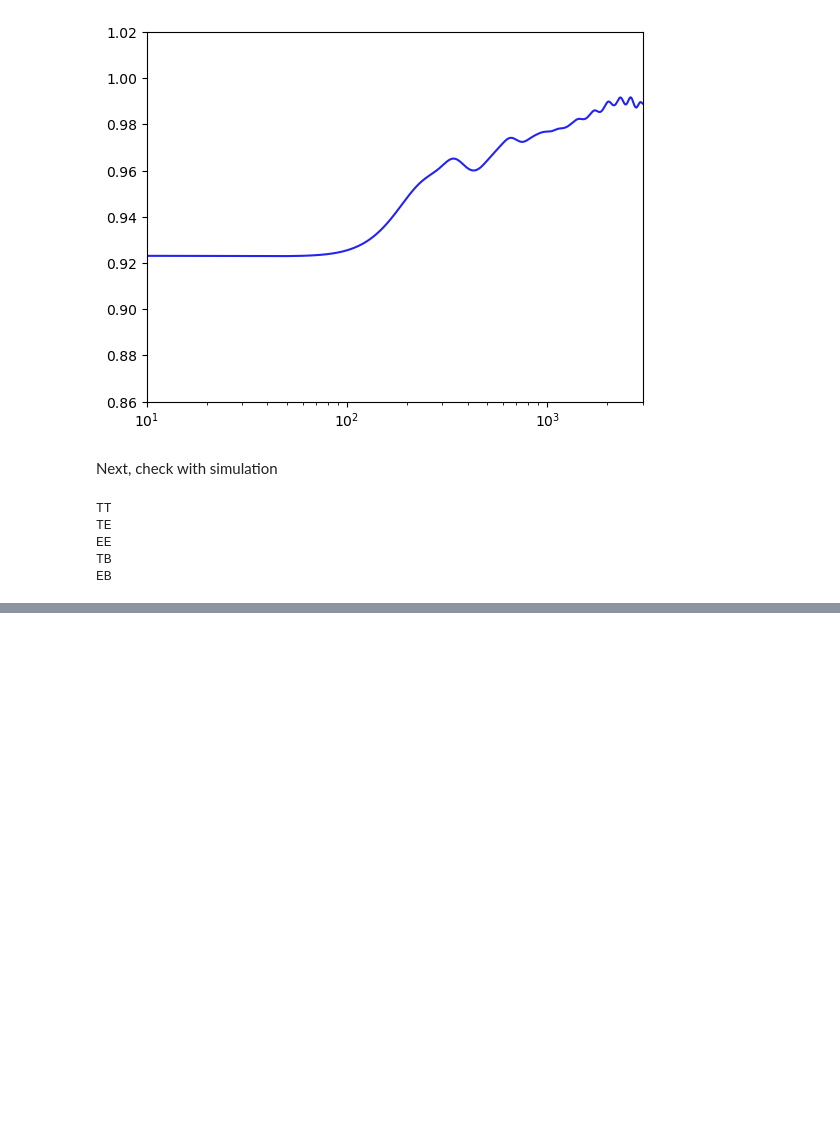
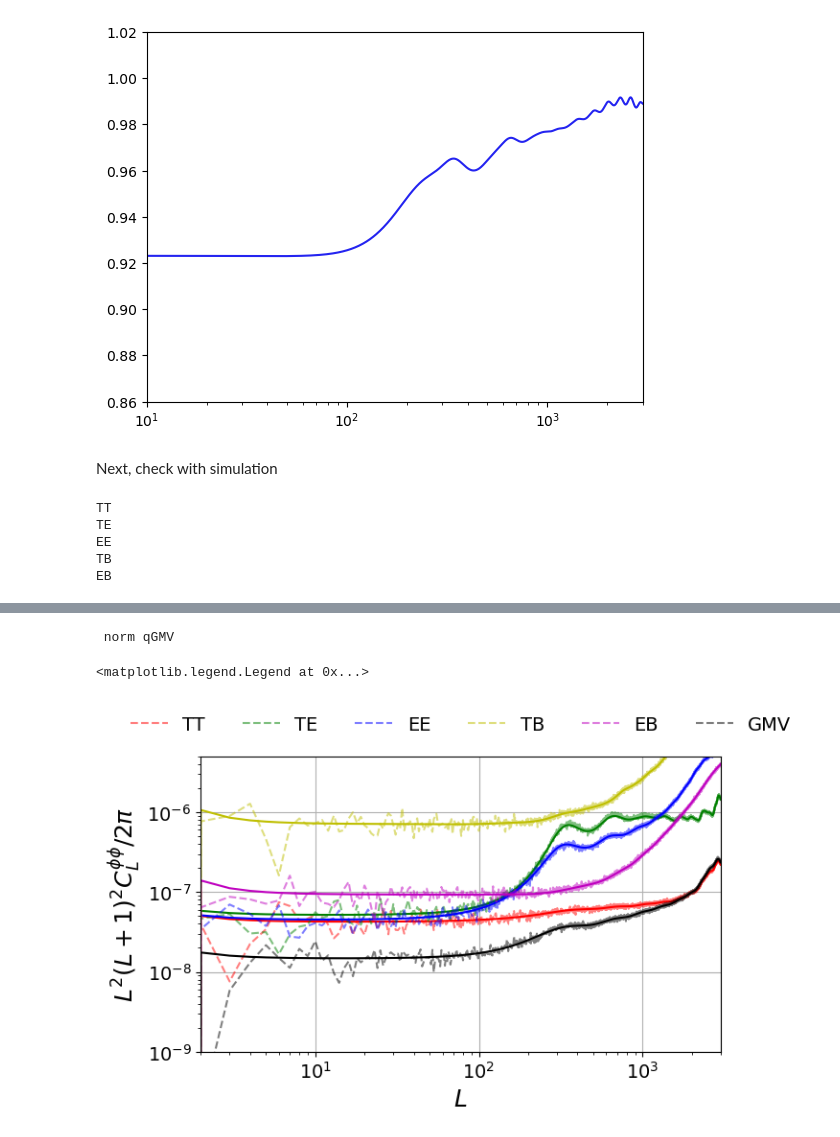
Before and after one commit to simonsobs/tempura, a Jupyter notebook: examples/check_gmv.ipynb, the cells around one changed output, grey strips where cells are left out. Drawn from its saved outputs; the diff is of its cells as text; code cells hidden in the pictures; blank space fills up the shorter version.

Commit message:
add theory / true cls to GMV

```diff
--- a/examples/check_gmv.ipynb
+++ b/examples/check_gmv.ipynb
@@ -163,0 +164,14 @@ legend(loc="lower center",bbox_to_anchor=(0.5, 1.02),ncols=6)
+# %%
+ag, ac = tempura.norm_lens.qgmv(Lmax,rlmin,rlmax,lcl,lcl,ocl,th_vary=True)
+# %% [output]
+ norm qGMV
+# %%
+# plot spectra (gradient)
+pl.plot_1dstyle(fsize=[7,4],xmin=2,xmax=Lmax,xlog=True,ylog=True,ymin=1e-9,ymax=5e-6,grid=True,ylab=r'$L^2(L+1)^2C^{\phi\phi}_L/2\pi$')
+for qi, (c, q) in enumerate([('r','TT'),('g','TE'),('b','EE'),('y','TB'),('m','EB'),('k','GMV')]):
+    plot(L,Lfac*GG[q],color=c,ls='--',label=q,alpha=.5)
+    plot(L,Lfac*ag[qi,:],color=c,ls='-')
+legend(loc="lower center",bbox_to_anchor=(0.5, 1.02),ncols=6)
+# %% [output]
+<matplotlib.legend.Legend at 0x...>
+[figure, added]
```
Also changed, not shown: parts of 4 cells of this notebook, 7 other files.
